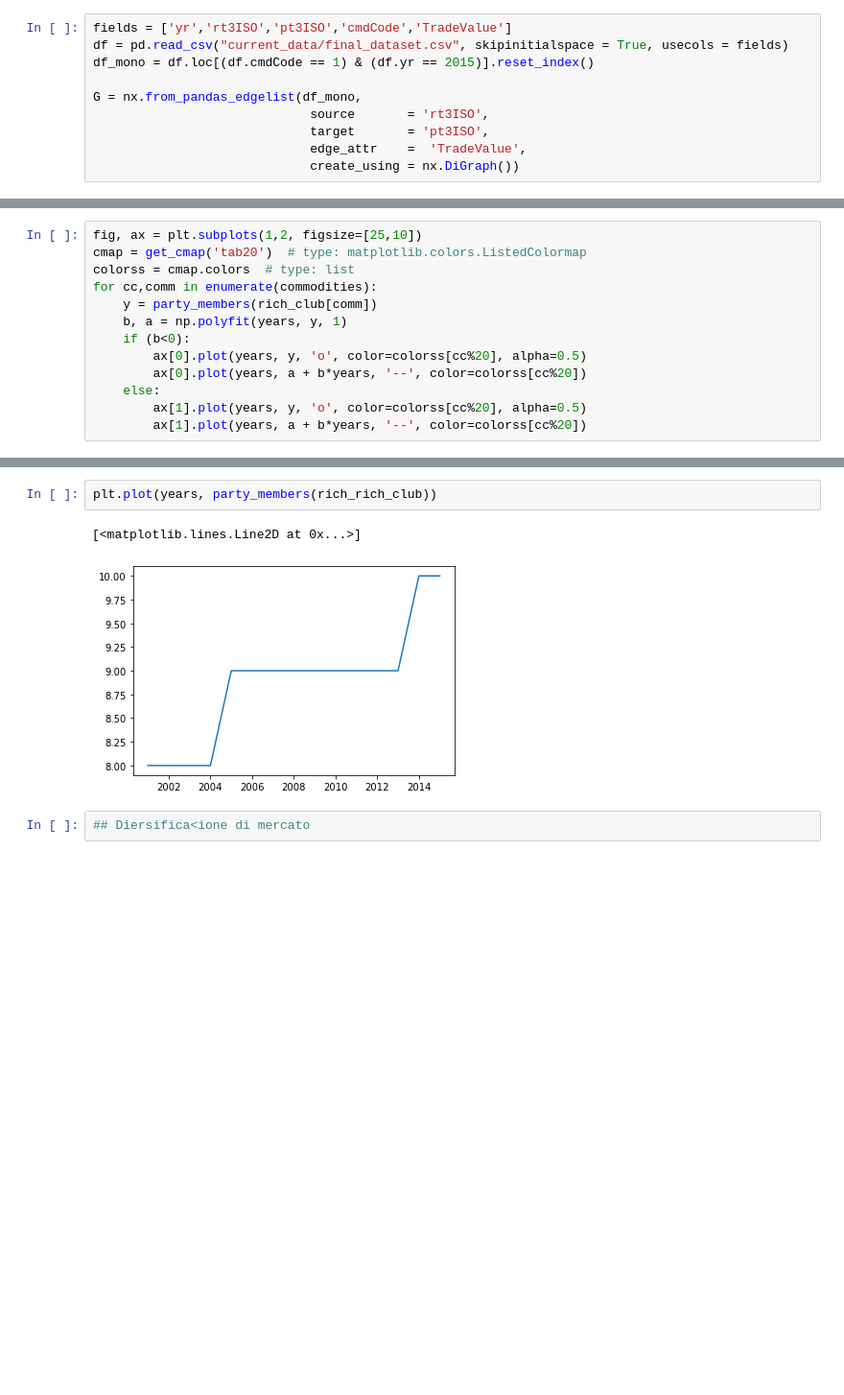
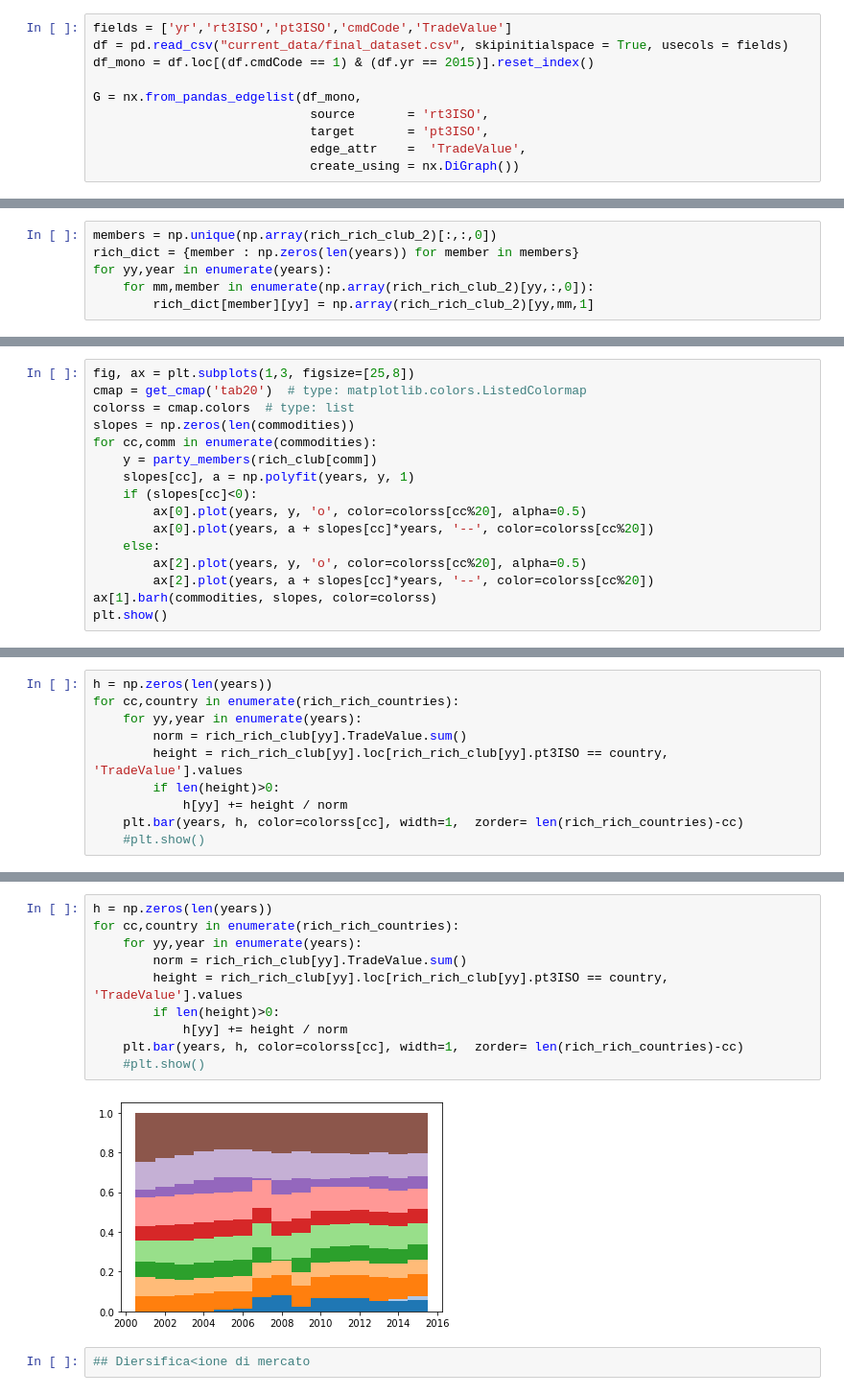
Before and after one commit to eigen-carmona/net-sci-project, a Jupyter notebook: RichClub.ipynb, the cells around one changed output, grey strips where cells are left out. Shown at 96% size. Cells and saved outputs as stored; diff of their text form; blank space fills up the shorter version.

```diff
--- a/RichClub.ipynb
+++ b/RichClub.ipynb
@@ -35,0 +173,6 @@ for cc, comm in enumerate(commodities):
+# %%
+members = np.unique(np.array(rich_rich_club_2)[:,:,0])
+rich_dict = {member : np.zeros(len(years)) for member in members}
+for yy,year in enumerate(years):
+    for mm,member in enumerate(np.array(rich_rich_club_2)[yy,:,0]):
+        rich_dict[member][yy] = np.array(rich_rich_club_2)[yy,mm,1]
@@ -45,14 +277,17 @@ for year in years:
 # %%
-fig, ax = plt.subplots(1,2, figsize=[25,10])
+fig, ax = plt.subplots(1,3, figsize=[25,8])
 cmap = get_cmap('tab20')  # type: matplotlib.colors.ListedColormap
 colorss = cmap.colors  # type: list
+slopes = np.zeros(len(commodities))
 for cc,comm in enumerate(commodities):
     y = party_members(rich_club[comm])
-    b, a = np.polyfit(years, y, 1)
-    if (b<0):
+    slopes[cc], a = np.polyfit(years, y, 1)
+    if (slopes[cc]<0):
         ax[0].plot(years, y, 'o', color=colorss[cc%20], alpha=0.5)
-        ax[0].plot(years, a + b*years, '--', color=colorss[cc%20])
+        ax[0].plot(years, a + slopes[cc]*years, '--', color=colorss[cc%20])
     else:
-        ax[1].plot(years, y, 'o', color=colorss[cc%20], alpha=0.5)
-        ax[1].plot(years, a + b*years, '--', color=colorss[cc%20])
+        ax[2].plot(years, y, 'o', color=colorss[cc%20], alpha=0.5)
+        ax[2].plot(years, a + slopes[cc]*years, '--', color=colorss[cc%20])
+ax[1].barh(commodities, slopes, color=colorss)
+plt.show()
 # %% [output]
@@ -59,0 +307,10 @@ for cc,comm in enumerate(commodities):
+# %%
+h = np.zeros(len(years))
+for cc,country in enumerate(rich_rich_countries):
+    for yy,year in enumerate(years):
+        norm = rich_rich_club[yy].TradeValue.sum()
+        height = rich_rich_club[yy].loc[rich_rich_club[yy].pt3ISO == country, 'TradeValue'].values
+        if len(height)>0:
+            h[yy] += height / norm
+    plt.bar(years, h, color=colorss[cc], width=1,  zorder= len(rich_rich_countries)-cc)
+    #plt.show()
@@ -60,7 +319,14 @@ for cc,comm in enumerate(commodities):
 # %%
-plt.plot(years, party_members(rich_rich_club))
+h = np.zeros(len(years))
+for cc,country in enumerate(rich_rich_countries):
+    for yy,year in enumerate(years):
+        norm = rich_rich_club[yy].TradeValue.sum()
+        height = rich_rich_club[yy].loc[rich_rich_club[yy].pt3ISO == country, 'TradeValue'].values
+        if len(height)>0:
+            h[yy] += height / norm
+    plt.bar(years, h, color=colorss[cc], width=1,  zorder= len(rich_rich_countries)-cc)
+    #plt.show()
 # %% [output]
-[<matplotlib.lines.Line2D at 0x...>]
-[figure, old version]
+[figure, new version]
 # %%
 ## Diersifica<ione di mercato
```
Also changed, not shown: parts of 22 cells of this notebook, 1 other file.
